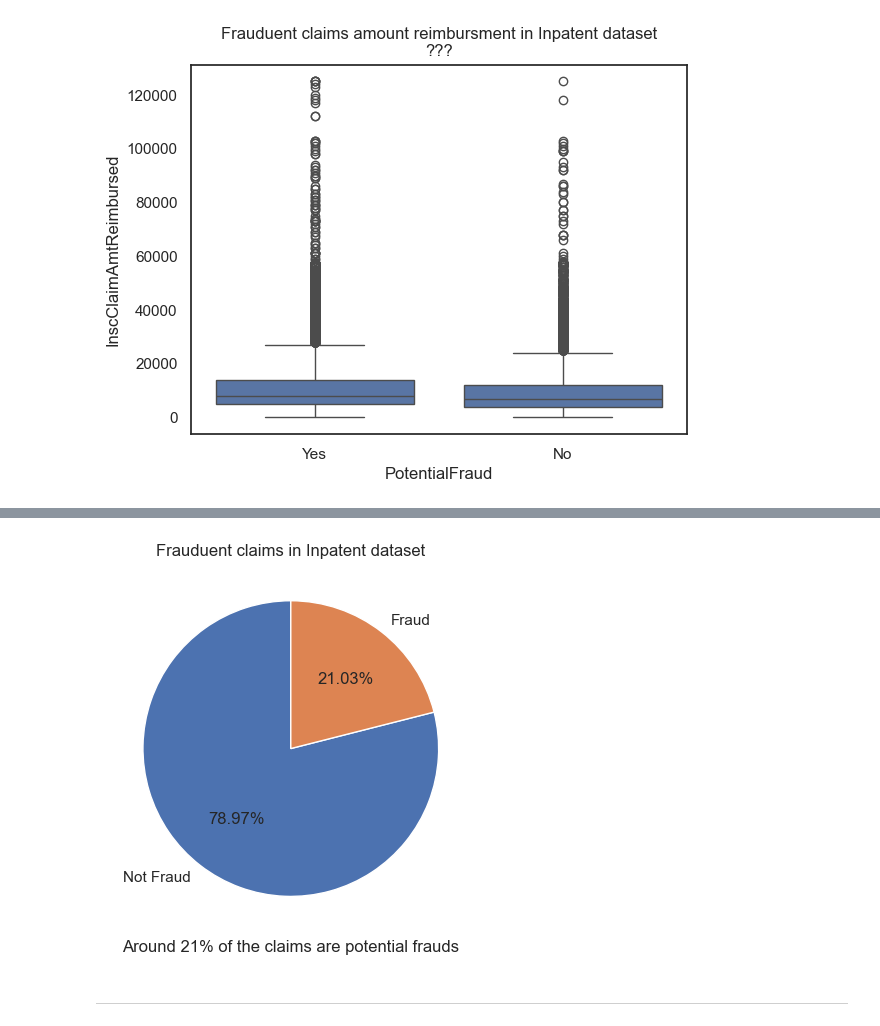
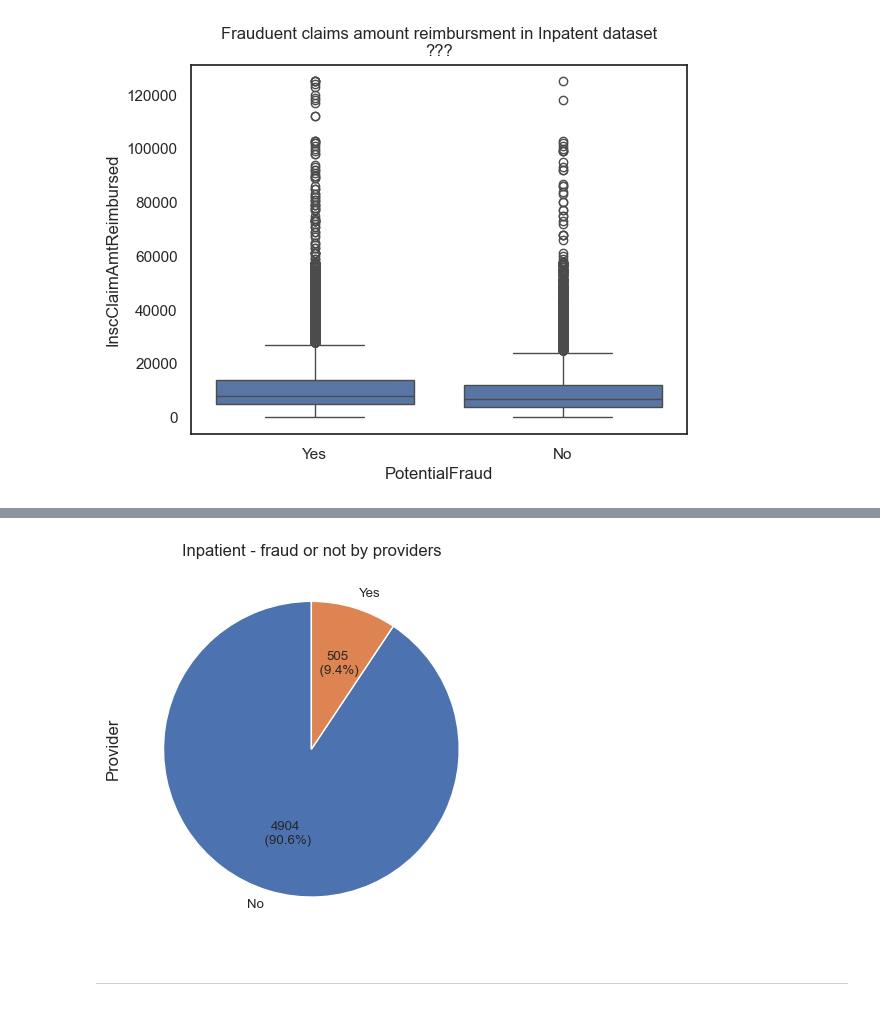
Before and after one commit to ChTomer/MyCapstone, a Jupyter notebook: HealthCareFraudProjectPitch/MergingFile.ipynb, the cells around one changed output, grey strips where cells are left out. Cells and saved outputs as stored; diff of their text form; code cells hidden in the pictures.

```diff
--- a/HealthCareFraudProjectPitch/MergingFile.ipynb
+++ b/HealthCareFraudProjectPitch/MergingFile.ipynb
@@ -358,0 +362,2 @@ test2
+# %%
+fraud_or_not = test2.groupby('PotentialFraud').count().reset_index()
@@ -359,14 +370,25 @@ test2
+# %%
+# Function to display absolute values
+def absolute_value(val):
+    a  = int(val/100.*fraud_or_not['Provider'].sum())
+
+    return f"{a}\n ({val:.1f}%)"
+# Plotting the pie chart
+fraud_or_not.set_index('PotentialFraud')['Provider'].plot.pie(autopct=absolute_value,
+                                                               startangle=90, fontsize=9.5)
+plt.title('Inpatient - fraud or not by providers')
+plt.show()
+# %% [output]
+[figure, added]
 # %%
-plt.pie(test2['PotentialFraud'].value_counts(),
-        labels=['Not Fraud', 'Fraud'],
-        autopct='%1.2f%%',
-        startangle=90
-        )
-plt.title('Frauduent claims in Inpatent dataset')
-plt.xlabel('Around 21% of the claims are potential frauds')
-plt.show()
+# plt.pie(fraud_or_not['Provider'],
+#         labels = fraud_or_not.index,
+#         autopct='%1.1f%%',
+#         startangle=90
+#         )
+# plt.title('Ratio of Fraud and non-fraud in inpatient')
+# # plt.xlabel('Around 21% of the claims are potential frauds')
+# plt.show()
-# %% [output]
-[figure, removed]
 # %% [markdown]
 ------------------------
 # %%
```
Also changed, not shown: parts of 27 cells of this notebook.
